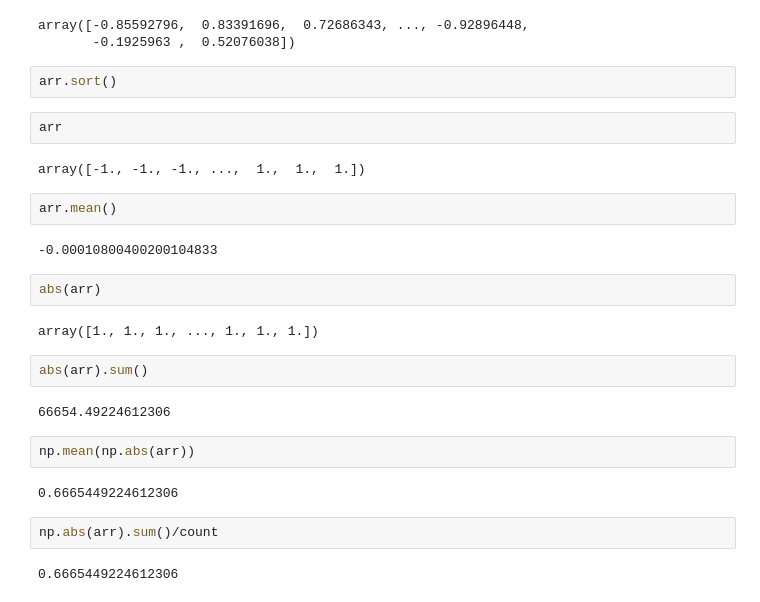
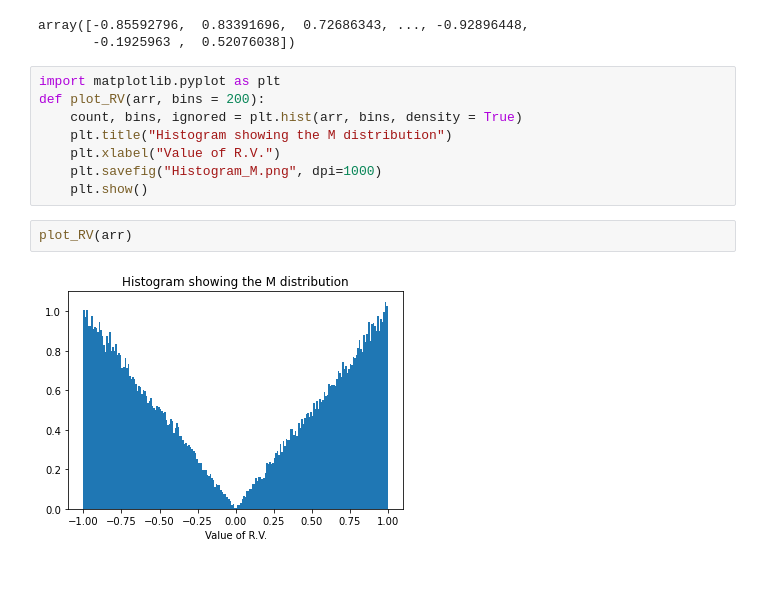
Before and after one commit to arponbasu/CS215_Assignments_3rdSem, a Jupyter notebook: Assignment 1/Shashwat's Work/Q4/Question4_2.ipynb, the cells around one changed output. Drawn from its saved outputs; the diff is of its cells as text; blank space fills up the shorter version.

```diff
--- a/Assignment 1/Shashwat's Work/Q4/Question4_2.ipynb
+++ b/Assignment 1/Shashwat's Work/Q4/Question4_2.ipynb
@@ -19,29 +24,15 @@ arr
 # %% [output]
 array([-0.85592796,  0.83391696,  0.72686343, ..., -0.92896448,
        -0.1925963 ,  0.52076038])
-# %%
-arr.sort()
-# %%
-arr
-# %% [output]
-array([-1., -1., -1., ...,  1.,  1.,  1.])
-# %%
-arr.mean()
-# %% [output]
--0.00010800400200104833
+# %%
+import matplotlib.pyplot as plt
+def plot_RV(arr, bins = 200):
+    count, bins, ignored = plt.hist(arr, bins, density = True)
+    plt.title("Histogram showing the M distribution")
+    plt.xlabel("Value of R.V.")
+    plt.savefig("Histogram_M.png", dpi=1000)
+    plt.show()
 # %%
-abs(arr)
+plot_RV(arr)
 # %% [output]
-array([1., 1., 1., ..., 1., 1., 1.])
+[figure, added]
-# %%
-abs(arr).sum()
-# %% [output]
-66654.49224612306
-# %%
-np.mean(np.abs(arr))
-# %% [output]
-0.6665449224612306
-# %%
-np.abs(arr).sum()/count
-# %% [output]
-0.6665449224612306
```
Also changed, not shown: parts of 13 cells of this notebook, 11 other files.
